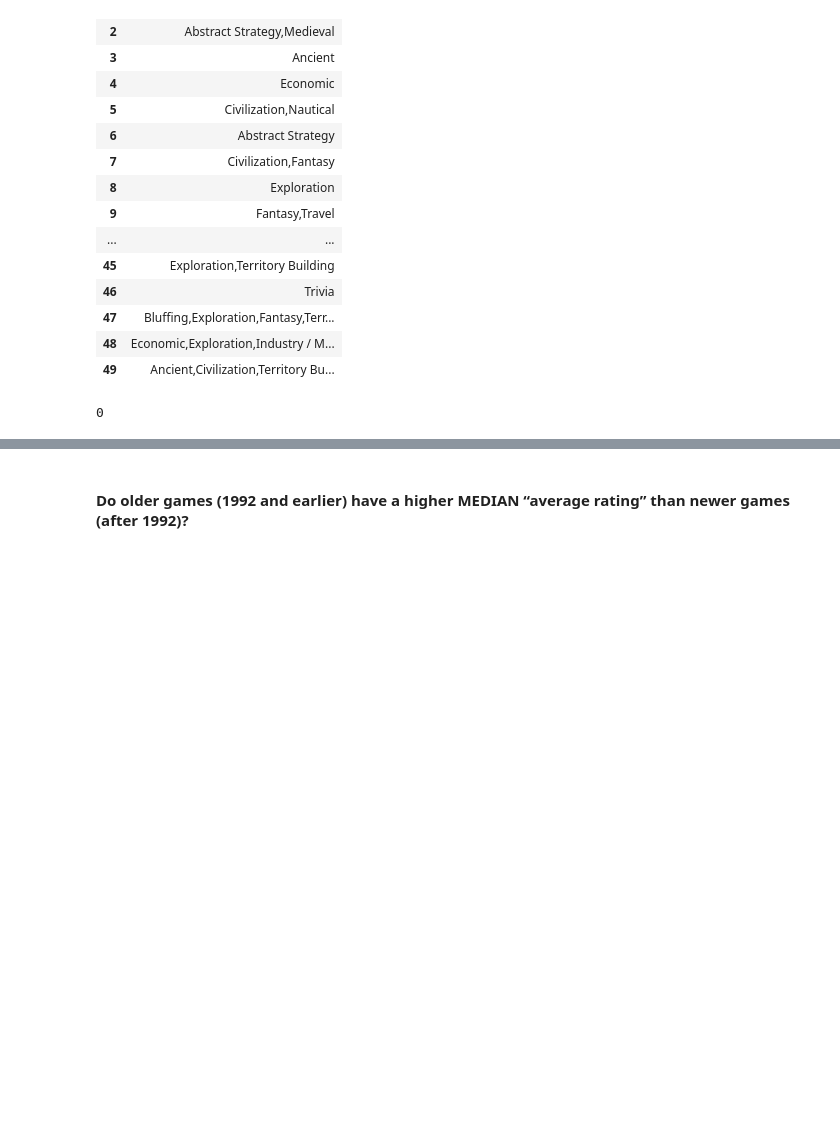
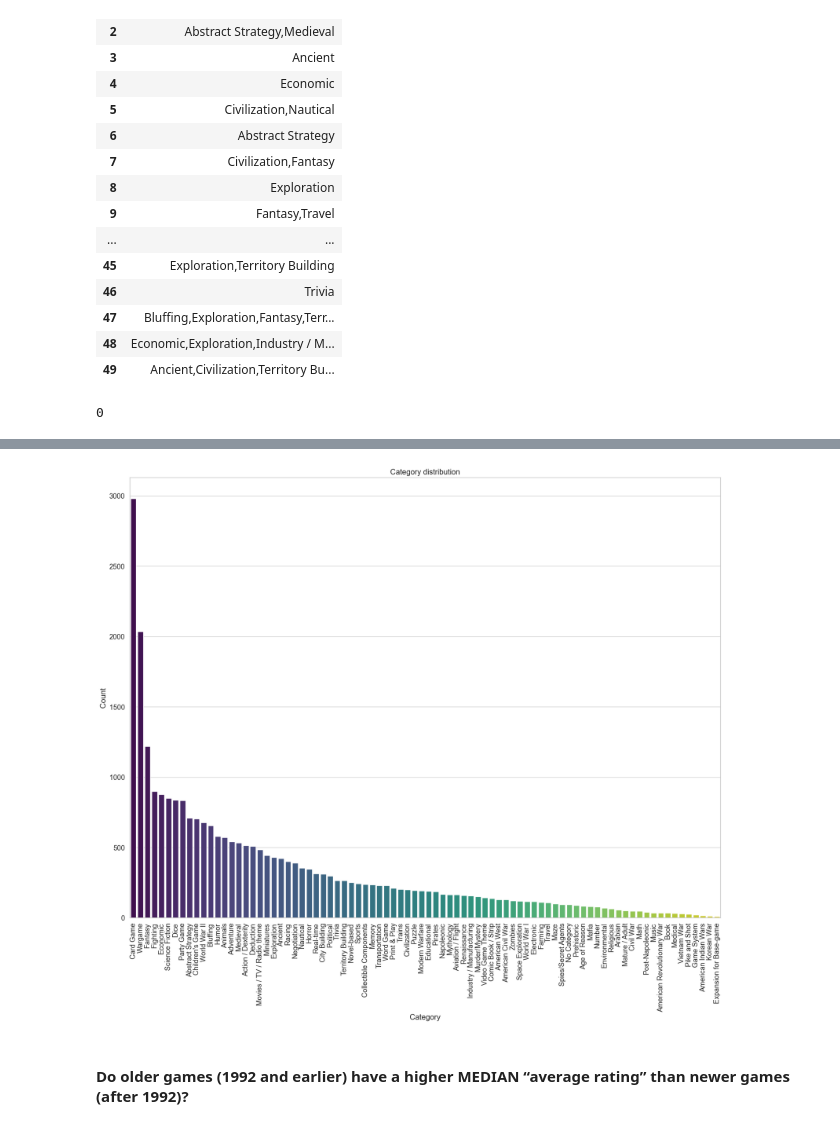
Before and after one commit to ayllinBukovic/AyllinBukovic_DVisHDip_CA1, a Jupyter notebook: AyllinBukovic_DVisHDip_CA1.ipynb, the cells around one changed output, grey strips where cells are left out. Drawn from its saved outputs; the diff is of its cells as text; code cells hidden in the pictures; blank space fills up the shorter version.

```diff
--- a/AyllinBukovic_DVisHDip_CA1.ipynb
+++ b/AyllinBukovic_DVisHDip_CA1.ipynb
@@ -440,0 +345,20 @@ SyntaxError: invalid syntax (649226598.py, line 1)
+# %%
+data=df_games.values.tolist()
+# %%
+# Initialize an empty dictionary to store counts for each category
+category_counts = {}
+
+# Iterate through each row
+for row in data:
+    # Iterate through each column in the row
+    for i in range(12,len(row)):
+        category= row[i]
+        # Count the occurrences of ,each category
+        if category in category_counts:
+            category_counts[category] += 1
+        else:
+            category_counts[category] = 1
+
+# Print the category counts
+for category, count in category_counts.items():
+    print(f"{category}: {count}")
@@ -440,0 +383,3 @@ SyntaxError: invalid syntax (649226598.py, line 1)
+# %%
+df_cat = pd.DataFrame(list(category_counts.items()), columns=['Category', 'Count'])
+df_cat
@@ -440,0 +400,2 @@ SyntaxError: invalid syntax (649226598.py, line 1)
+# %%
+df_cat=df_cat.drop(3)
@@ -441,3 +429,22 @@ SyntaxError: invalid syntax (649226598.py, line 1)
+# %%
+df_cat = df_cat.sort_values(by='Count', ascending=False)
+# Configura el estilo de Seaborn
+sns.set(style="whitegrid", font_scale=1.2)
+
+# Crea un barplot utilizando Seaborn
+plt.figure(figsize=(20, 15))
+sns.barplot(x='Category', y='Count', data=df_cat, palette='viridis')
+
+# Añade etiquetas y título
+plt.xlabel('Category', )
+plt.ylabel('Count')
+plt.title('Category distribution')
+plt.xticks(rotation=90)
+
+# Muestra el gráfico
+plt.show()
+# %% [output]
+[figure, added]
 # %% [markdown]
 #### Do older games (1992 and earlier) have a higher MEDIAN “average rating” than newer games (after 1992)?
 # %% [markdown]
```
Also changed, not shown: parts of 23 cells of this notebook.
